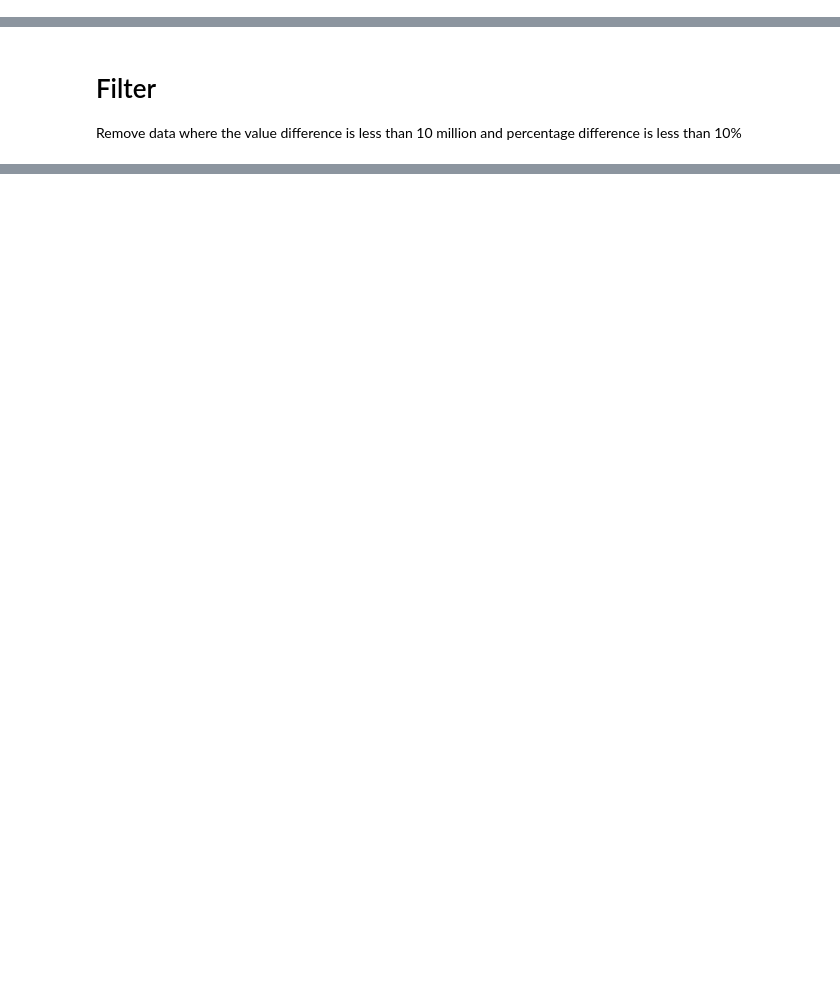
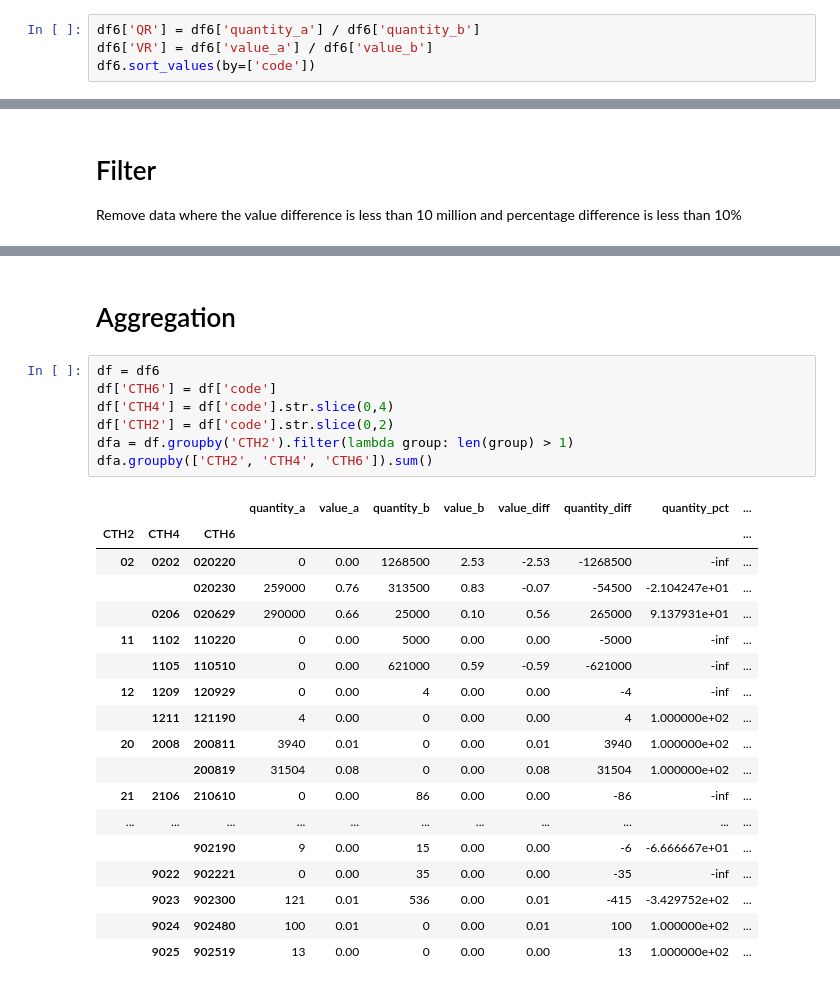
Before and after one commit to kmaneesh/tta, a Jupyter notebook: notebook/country/export.ipynb, the cells around one changed output, grey strips where cells are left out. Cells and saved outputs as stored; diff of their text form; blank space fills up the shorter version.

```diff
--- a/notebook/country/export.ipynb
+++ b/notebook/country/export.ipynb
@@ -117,0 +138,4 @@ NameError: name 'df6' is not defined
+# %%
+df6['QR'] = df6['quantity_a'] / df6['quantity_b']
+df6['VR'] = df6['value_a'] / df6['value_b']
+df6.sort_values(by=['code'])
@@ -150,0 +228,28 @@ plt.show()
+# %% [markdown]
+# Aggregation
+# %%
+df = df6
+df['CTH6'] = df['code']
+df['CTH4'] = df['code'].str.slice(0,4)
+df['CTH2'] = df['code'].str.slice(0,2)
+dfa = df.groupby('CTH2').filter(lambda group: len(group) > 1)
+dfa.groupby(['CTH2', 'CTH4', 'CTH6']).sum()
+# %% [output]
+|  |  |  | quantity_a | value_a | quantity_b | value_b | value_diff | quantity_diff | quantity_pct | ... |
+| CTH2 | CTH4 | CTH6 |  |  |  |  |  |  |  | ... |
+| 02 | 0202 | 020220 | 0 | 0.00 | 1268500 | 2.53 | -2.53 | -1268500 | -inf | ... |
+|  |  | 020230 | 259000 | 0.76 | 313500 | 0.83 | -0.07 | -54500 | -2.104247e+01 | ... |
+|  | 0206 | 020629 | 290000 | 0.66 | 25000 | 0.10 | 0.56 | 265000 | 9.137931e+01 | ... |
+| 11 | 1102 | 110220 | 0 | 0.00 | 5000 | 0.00 | 0.00 | -5000 | -inf | ... |
+|  | 1105 | 110510 | 0 | 0.00 | 621000 | 0.59 | -0.59 | -621000 | -inf | ... |
+| 12 | 1209 | 120929 | 0 | 0.00 | 4 | 0.00 | 0.00 | -4 | -inf | ... |
+|  | 1211 | 121190 | 4 | 0.00 | 0 | 0.00 | 0.00 | 4 | 1.000000e+02 | ... |
+| 20 | 2008 | 200811 | 3940 | 0.01 | 0 | 0.00 | 0.01 | 3940 | 1.000000e+02 | ... |
+|  |  | 200819 | 31504 | 0.08 | 0 | 0.00 | 0.08 | 31504 | 1.000000e+02 | ... |
+| 21 | 2106 | 210610 | 0 | 0.00 | 86 | 0.00 | 0.00 | -86 | -inf | ... |
+| ... | ... | ... | ... | ... | ... | ... | ... | ... | ... | ... |
+|  |  | 902190 | 9 | 0.00 | 15 | 0.00 | 0.00 | -6 | -6.666667e+01 | ... |
+|  | 9022 | 902221 | 0 | 0.00 | 35 | 0.00 | 0.00 | -35 | -inf | ... |
+|  | 9023 | 902300 | 121 | 0.01 | 536 | 0.00 | 0.01 | -415 | -3.429752e+02 | ... |
+|  | 9024 | 902480 | 100 | 0.01 | 0 | 0.00 | 0.01 | 100 | 1.000000e+02 | ... |
+|  | 9025 | 902519 | 13 | 0.00 | 0 | 0.00 | 0.00 | 13 | 1.000000e+02 | ... |
```
Also changed, not shown: parts of 12 cells of this notebook, 6 other files.
